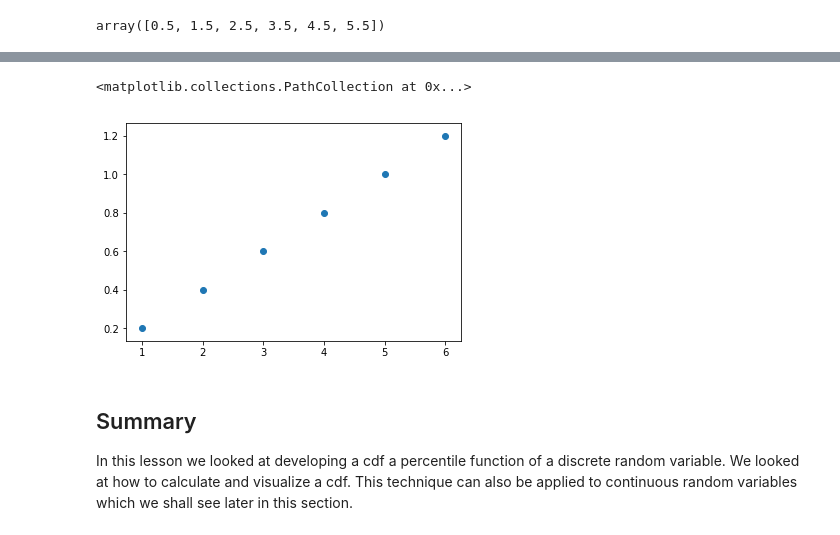
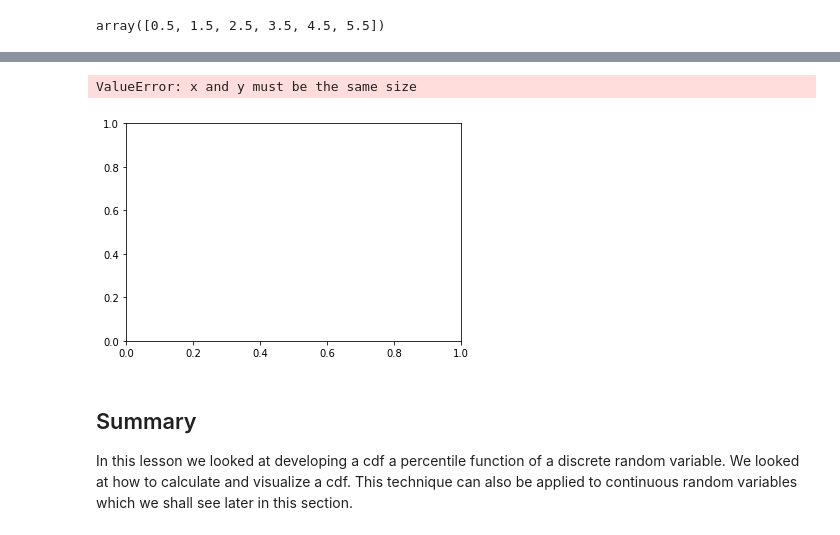
Before and after one commit to npschafer/dsc-cumulative-distribution-function-lab-houston-ds-042219, a Jupyter notebook: index.ipynb, the cells around one changed output, grey strips where cells are left out. Saved outputs shown, nothing was run; the diff lists cells and outputs as text; code cells hidden in the pictures.

```diff
--- a/index.ipynb
+++ b/index.ipynb
@@ -109,8 +108,8 @@ np.histogram(dice_lst, bins=len(dice_lst)-1, density=True)
 # %%
-plt.scatter(dice_lst, np.cumsum(np.histogram(dice_lst, bins=len(dice_lst), density=True)[0]))
+plt.scatter(dice_lst, np.cumsum(np.histogram(dice_lst, bins=len(dice_lst)-1, density=True)[0]))
 # %% [output]
-<matplotlib.collections.PathCollection at 0x...>
+ValueError: x and y must be the same size
-[figure, old version]
+[figure, new version]
 # %% [markdown]
 ## Summary
 
```
Also changed, not shown: parts of 1 cell of this notebook.
